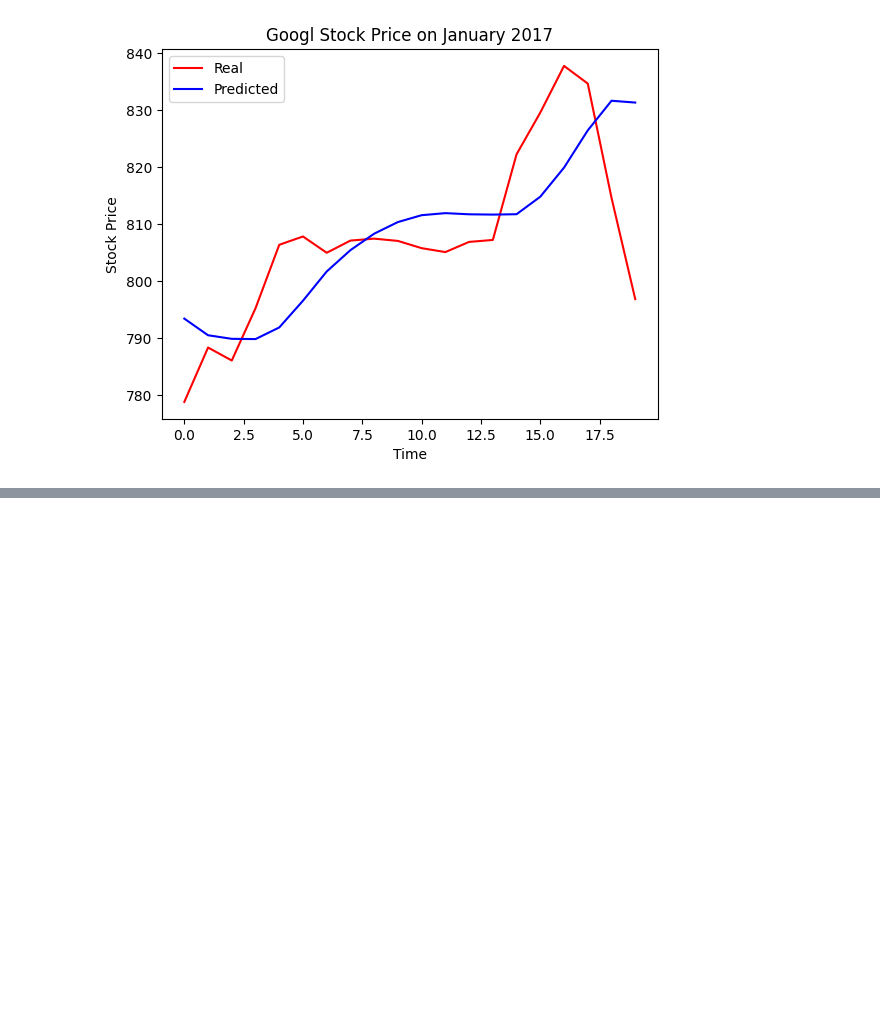
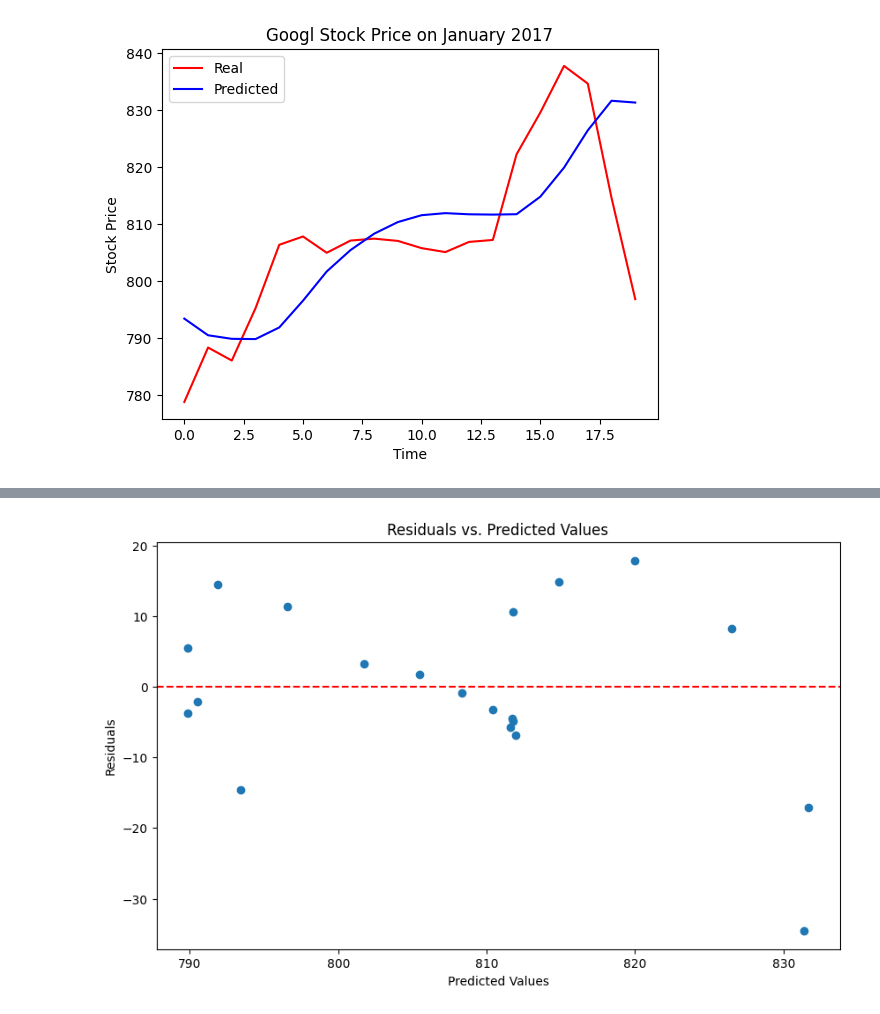
Before and after one commit to Antoine-ValentinCharpentier/GoogleStockPrice, a Jupyter notebook: rnn.ipynb, the cells around one changed output, grey strips where cells are left out. Saved outputs shown, nothing was run; the diff lists cells and outputs as text; code cells hidden in the pictures; blank space fills up the shorter version.

```diff
--- a/rnn.ipynb
+++ b/rnn.ipynb
@@ -416,0 +420,3 @@ Furthermore, it can be argued that the slopes of the predictions appear to be sm
+# %%
+y_true = real_stock_price
+y_pred = predicted_stock_price
@@ -416,0 +429,12 @@ Furthermore, it can be argued that the slopes of the predictions appear to be sm
+# %%
+residuals = y_true - y_pred
+
+plt.figure(figsize=(10, 6))
+plt.scatter(predicted_stock_price, residuals)
+plt.axhline(y=0, color='r', linestyle='--')
+plt.xlabel('Predicted Values')
+plt.ylabel('Residuals')
+plt.title('Residuals vs. Predicted Values')
+plt.show()
+# %% [output]
+[figure, added]
```
Also changed, not shown: parts of 10 cells of this notebook.
